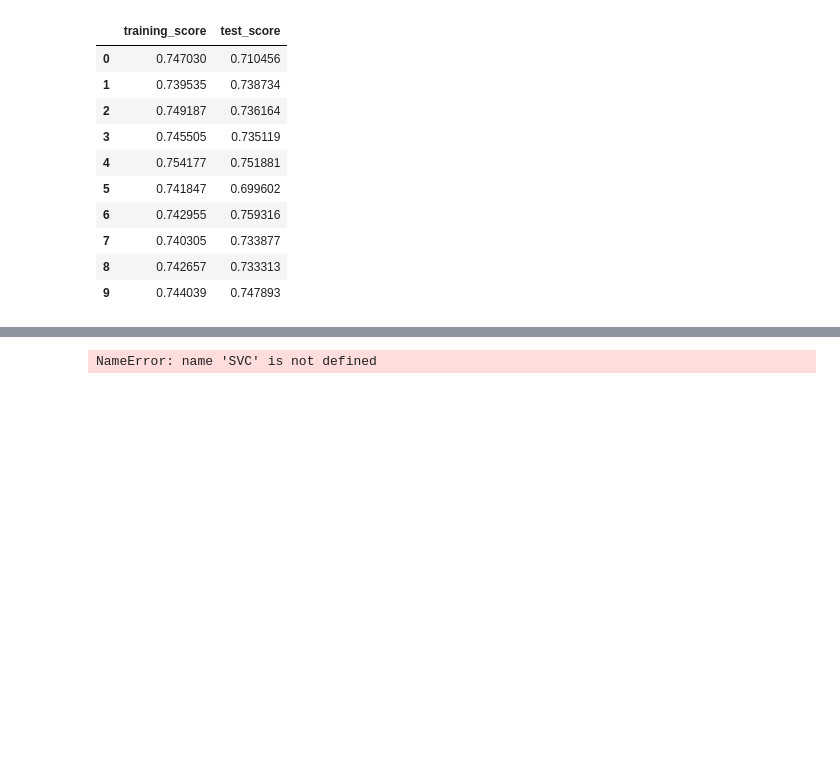
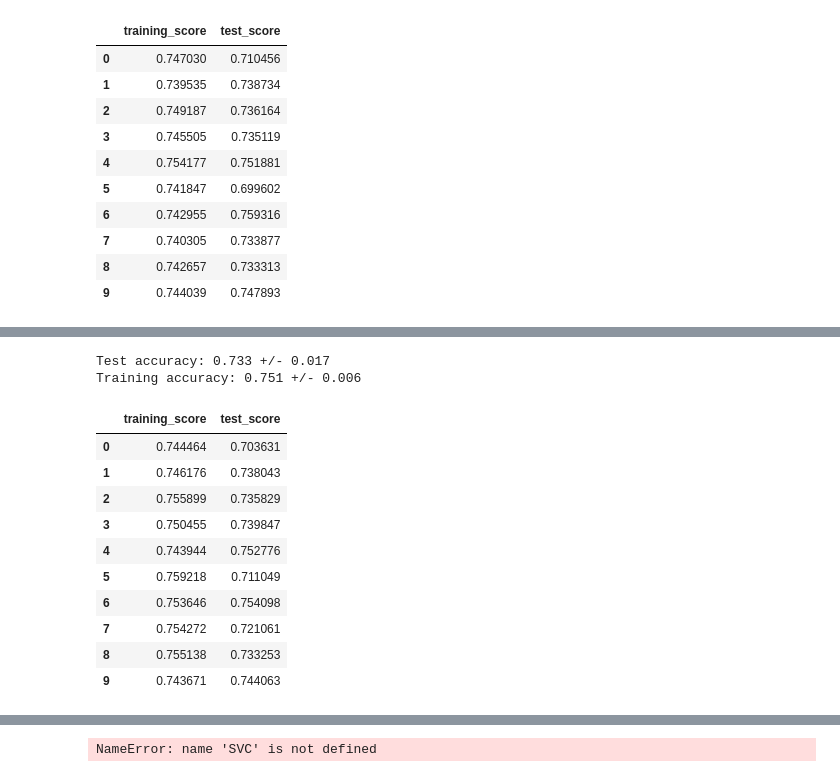
Before and after one commit to BarGanor/ml_project, a Jupyter notebook: project_part_2.ipynb, the cells around one changed output, grey strips where cells are left out. Drawn from its saved outputs; the diff is of its cells as text; code cells hidden in the pictures; blank space fills up the shorter version.

```diff
--- a/project_part_2.ipynb
+++ b/project_part_2.ipynb
@@ -113,0 +131,17 @@ Training accuracy: 0.745 +/- 0.004
+# %%
+ann_model = MLPClassifier(max_iter=600,hidden_layer_sizes=(100, 50, 10), activation='relu',n_iter_no_change= 15)
+train_model_by_kfold(data, ann_model)
+# %% [output]
+Test accuracy: 0.733 +/- 0.017
+Training accuracy: 0.751 +/- 0.006
+|  | training_score | test_score |
+| 0 | 0.744464 | 0.703631 |
+| 1 | 0.746176 | 0.738043 |
+| 2 | 0.755899 | 0.735829 |
+| 3 | 0.750455 | 0.739847 |
+| 4 | 0.743944 | 0.752776 |
+| 5 | 0.759218 | 0.711049 |
+| 6 | 0.753646 | 0.754098 |
+| 7 | 0.754272 | 0.721061 |
+| 8 | 0.755138 | 0.733253 |
+| 9 | 0.743671 | 0.744063 |
```
Also changed, not shown: parts of 6 cells of this notebook, 3 other files.
